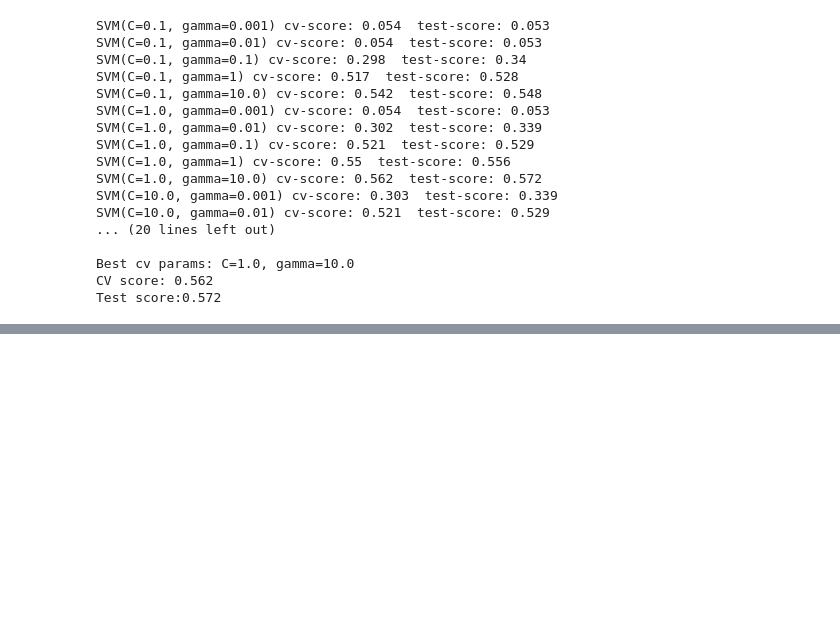
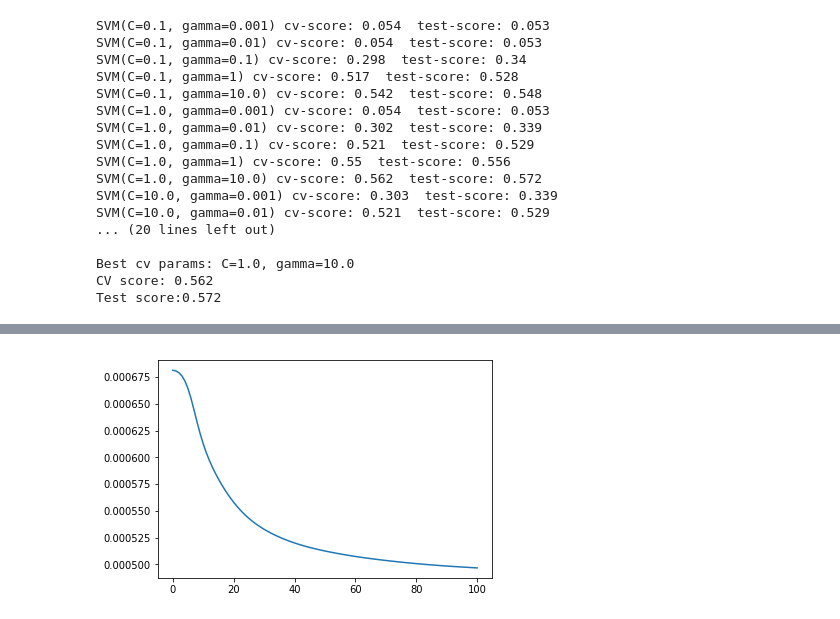
Before and after one commit to ilirhin/Diploma, a Jupyter notebook: Sources/CustomFunctionFastOptimization.ipynb, the cells around one changed output, grey strips where cells are left out. Saved outputs shown, nothing was run; the diff lists cells and outputs as text; code cells hidden in the pictures; blank space fills up the shorter version.

```diff
--- a/Sources/CustomFunctionFastOptimization.ipynb
+++ b/Sources/CustomFunctionFastOptimization.ipynb
@@ -1478,0 +1706,5 @@ Test score:0.572
+# %%
+plt.plot(range(101), np.mean(base_topic_correlations, axis=0))
+plt.show()
+# %% [output]
+[figure, added]
```
Also changed, not shown: parts of 23 cells of this notebook.
